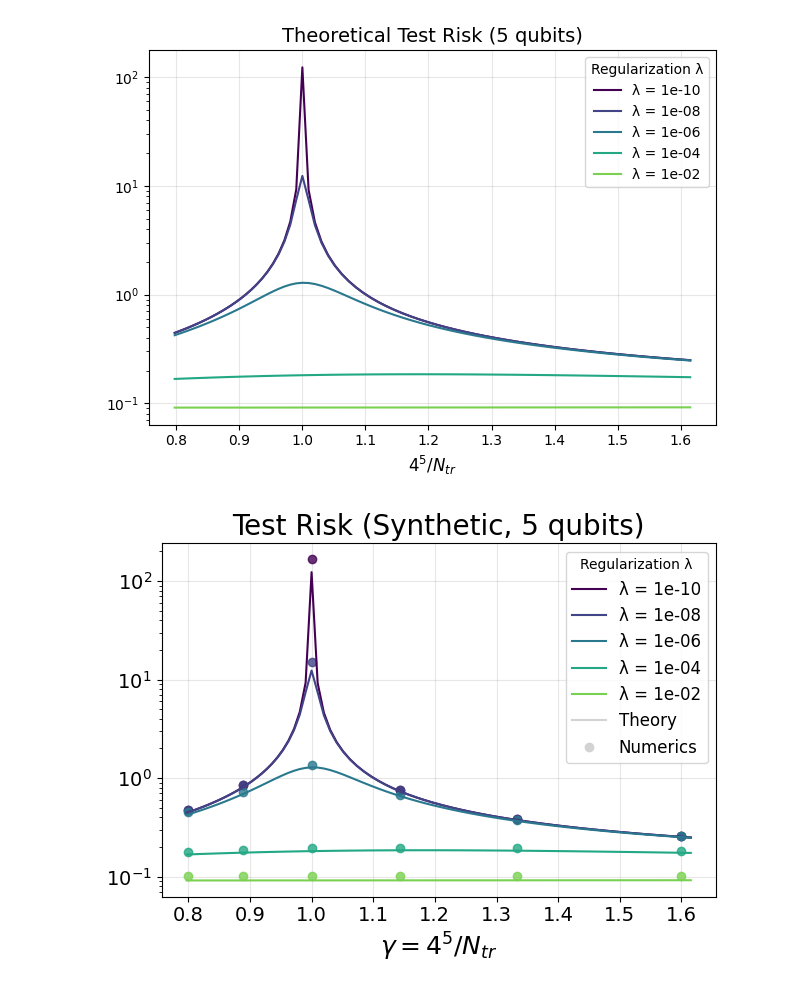
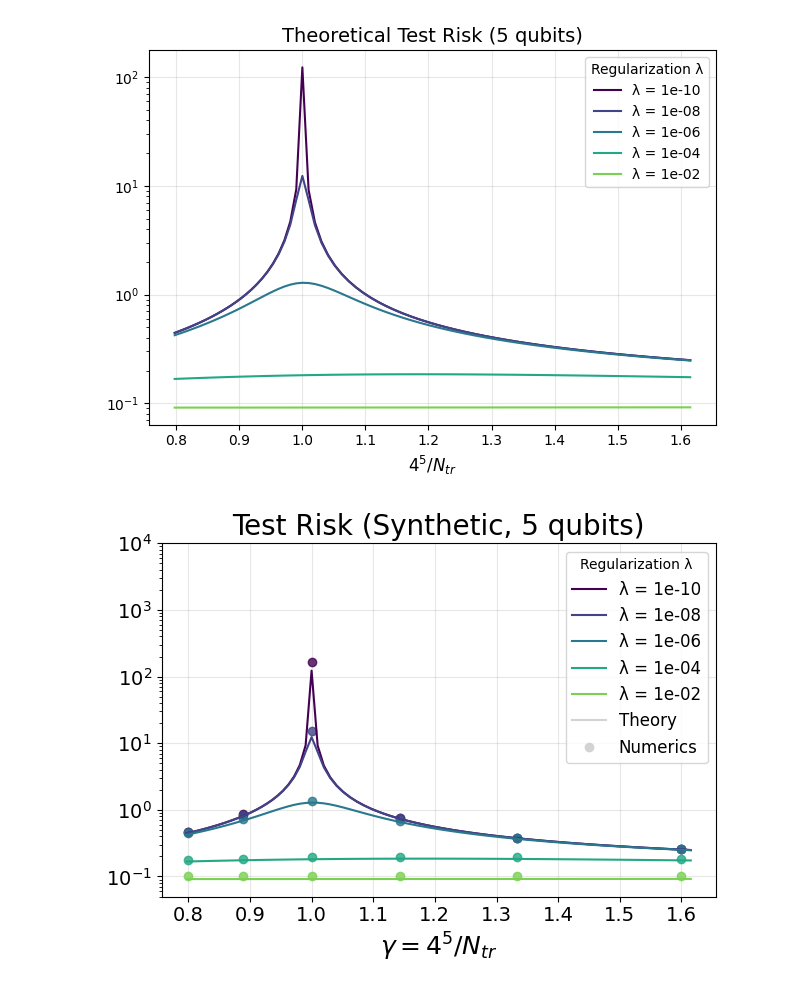
Before and after one commit to kkensuke/DD_in_QKRR_code, a Jupyter notebook: QKRR_synthetic_5qubits_HEA.ipynb, the cells around one changed output. Drawn from its saved outputs; the diff is of its cells as text; code cells hidden in the pictures.

Commit message:
🔧 MAINTAIN: fix ylim

```diff
--- a/QKRR_synthetic_5qubits_HEA.ipynb
+++ b/QKRR_synthetic_5qubits_HEA.ipynb
@@ -50,3 +46,3 @@ Training data available: 128000 samples, required: 38400 samples
 # %%
-# numerical_tester = NumericalTestRisk(N_QUBITS=N_QUBITS, LAMBDA_LIST=LAMBDA_LIST, TPA=TPA_bool)
-# numerical_tester.load_results("results/QKRR_synthetic_5qubits_HEA_numerical_revised.pkl")
+numerical_tester = NumericalTestRisk(N_QUBITS=N_QUBITS, LAMBDA_LIST=LAMBDA_LIST, TPA=TPA_bool)
+numerical_tester.load_results("results/QKRR_synthetic_5qubits_HEA_numerical_revised.pkl")
@@ -79,6 +66,6 @@ theoretical_tester.save_results("results/QKRR_synthetic_5qubits_HEA_theoretical_
 # %%
-# theoretical_tester = TheoreticalTestRisk(N_QUBITS=N_QUBITS, LAMBDA_LIST=LAMBDA_LIST, noise_sigma=NOISE_SIGMA, TPA=TPA_bool)
-# theoretical_tester.load_results("results/QKRR_synthetic_5qubits_HEA_theoretical_revised.pkl")
+theoretical_tester = TheoreticalTestRisk(N_QUBITS=N_QUBITS, LAMBDA_LIST=LAMBDA_LIST, noise_sigma=NOISE_SIGMA, TPA=TPA_bool)
+theoretical_tester.load_results("results/QKRR_synthetic_5qubits_HEA_theoretical_revised.pkl")
 # %%
 theoretical_tester.plot_theoretical_test()
 # %% [output]
@@ -96,32 +83,32 @@ theoretical_ratio_list = 4 ** N_QUBITS / np.array(theoretical_tester.n_train_lis
 for i, lam in enumerate(LAMBDA_LIST):
     plt.semilogy(
         numerical_ratio_list,
         numerical_tester.mse_test_all_mean[lam],
         marker='o',
         alpha=0.8,
         linestyle='none',
         color=colors[i]
     )
 
 for i, lam in enumerate(LAMBDA_LIST):
     plt.semilogy(
         theoretical_ratio_list,
         theoretical_tester.R_theoretical_list[i],
         label=f'λ = {lam:.0e}',
         color=colors[i]
     )
 
 plt.plot([], [], '-', color='lightgray', label='Theory')
 plt.plot([], [], 'o', color='lightgray', label='Numerics')
 
 plt.xlabel(f'$\gamma = 4^{N_QUBITS}/N_{{tr}}$', fontsize=18)
 plt.xticks(fontsize=14)
 plt.yticks(fontsize=14)
-# plt.ylim(1e1, 1e6)
+plt.ylim(5e-2, 1e4)
 plt.title(f'Test Risk (Synthetic, {N_QUBITS} qubits)', fontsize=20)
 plt.legend(title='Regularization λ', fontsize=12)
 plt.grid(True, alpha=0.3)
 plt.tight_layout()
 plt.savefig(f'results/QKRR_synthetic_{N_QUBITS}qubits_HEA.pdf')
 # %% [output]
-[figure, old version]
+[figure, new version]
```
Also changed, not shown: parts of 4 cells of this notebook, 14 other files.
